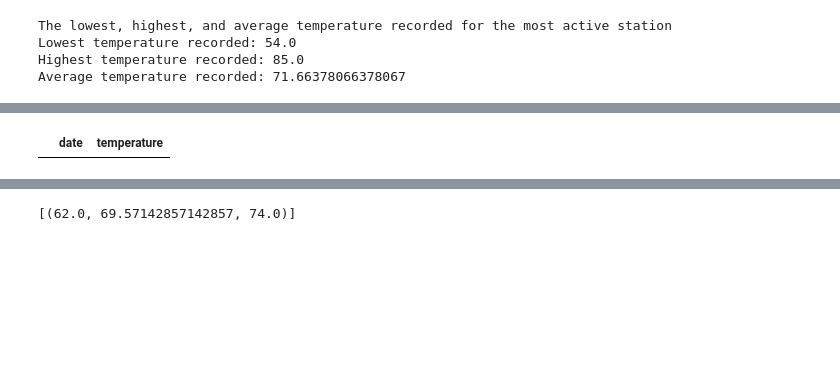
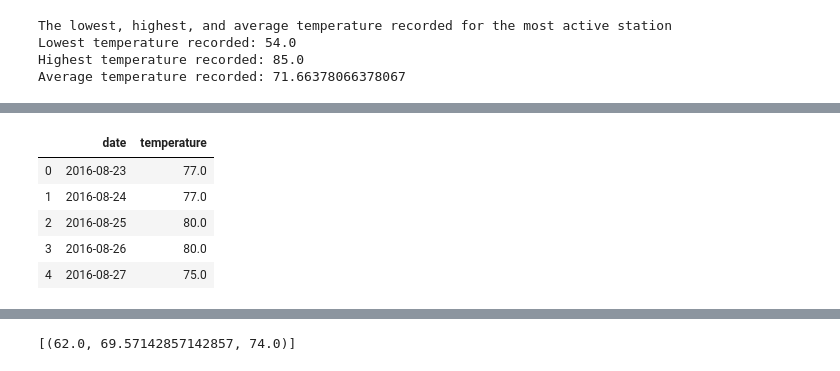
Before and after one commit to bwalshdtan/sqlalchemy-challenge, a Jupyter notebook: climate_starter.ipynb, the cells around one changed output, grey strips where cells are left out. Drawn from its saved outputs; the diff is of its cells as text; code cells hidden in the pictures; blank space fills up the shorter version.

```diff
--- a/climate_starter.ipynb
+++ b/climate_starter.ipynb
@@ -204,7 +204,8 @@ Average temperature recorded: 71.66378066378067
 # %%
 # Choose the station with the highest number of temperature observations.
 # Query the last 12 months of temperature observation data for this station and plot the results as a histogram
-lstyrtemp_query = session.query(Measurement.date, Measurement.tobs).filter(Measurement.station == most_active_station).\
-    filter(func.strftime("%Y-%M-%D", Measurement.date) >= dt.date(2016, 8, 23)).all()
+lstyrtemp_query = session.query(func.strftime("%Y-%m-%d", Measurement.date), Measurement.tobs).\
+    filter(Measurement.station == sname).\
+    filter(func.strftime("%Y-%m-%d", Measurement.date) >= dt.date(2016, 8, 23)).all()
 lstyrtemp_query
 # %% [output]
@@ -212,5 +229,10 @@ lstyrtemp_query
 # %%
-df = pd.DataFrame(lstyrtemp_query, columns = ["date", "temperature"])
-df.head()
+lstyrtemp_df = pd.DataFrame(lstyrtemp_query, columns = ["date", "temperature"])
+lstyrtemp_df.head()
 # %% [output]
 |  | date | temperature |
+| 0 | 2016-08-23 | 77.0 |
+| 1 | 2016-08-24 | 77.0 |
+| 2 | 2016-08-25 | 80.0 |
+| 3 | 2016-08-26 | 80.0 |
+| 4 | 2016-08-27 | 75.0 |
```
Also changed, not shown: parts of 5 cells of this notebook.
